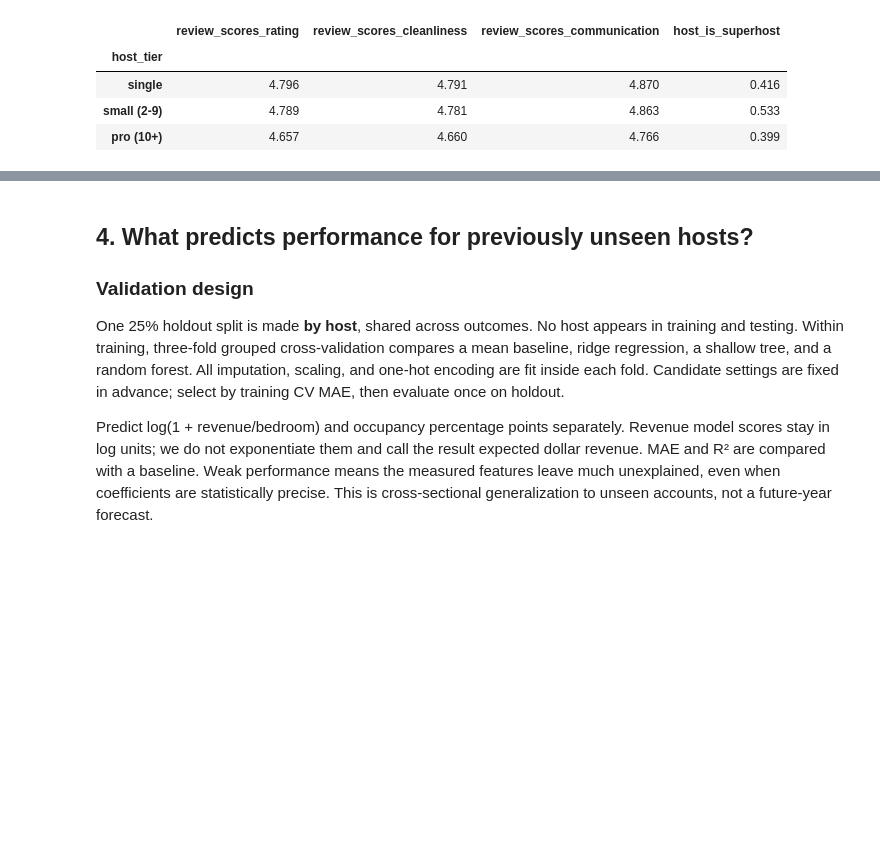
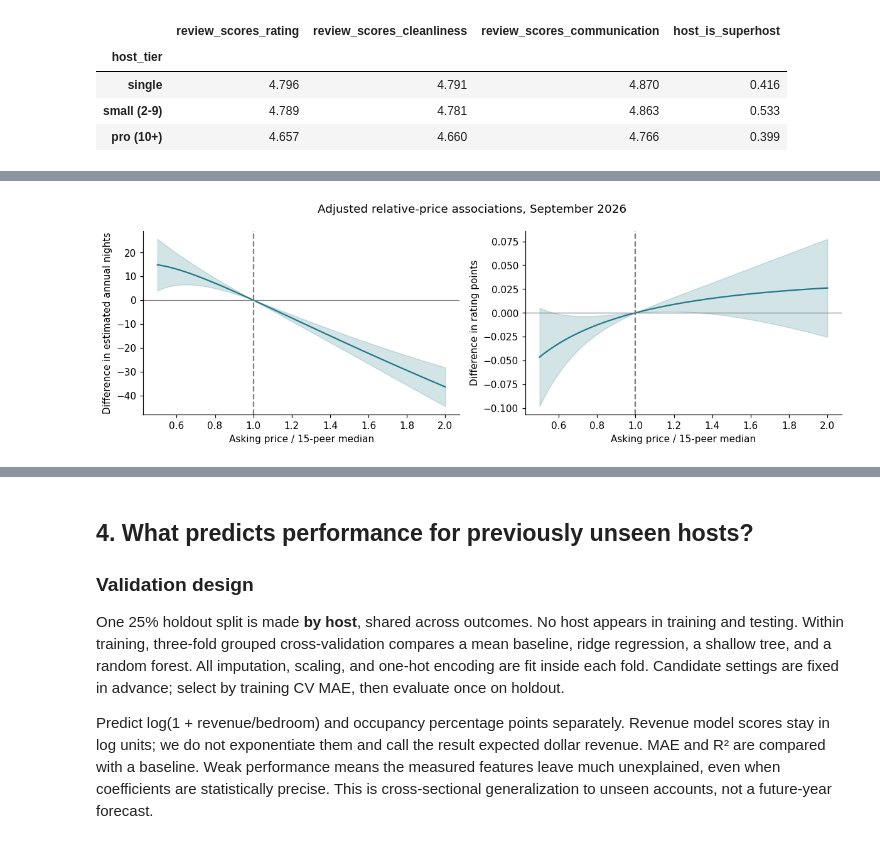
Before and after one commit to 415jason/DSBA_6211, a Jupyter notebook: notebooks/04_performance_drivers.ipynb, the cells around one changed output, grey strips where cells are left out. Cells and saved outputs as stored; diff of their text form; code cells hidden in the pictures; blank space fills up the shorter version.

```diff
--- a/notebooks/04_performance_drivers.ipynb
+++ b/notebooks/04_performance_drivers.ipynb
@@ -419,0 +507,12 @@ display(rated.groupby('host_tier',observed=True)[['review_scores_rating','review
+# %%
+profile_fields=['host_identity_verified','host_has_profile_pic']
+profile_data=model_data.dropna(subset=profile_fields).copy()
+profile_rows=[]
+for outcome in ['occupancy_pct','log_rpb']:
+    m=clustered(outcome+' ~ '+rhs['With amenities']+' + '+' + '.join(profile_fields),profile_data)
+    for term in profile_fields:
+        lo,hi=m.conf_int().loc[term]
+        profile_rows.append(dict(outcome=outcome,feature=term,estimate=m.params[term],low=lo,high=hi,p=m.pvalues[term],n=int(m.nobs)))
+profile_results=pd.DataFrame(profile_rows)
+display(profile_data[profile_fields].agg(['count','mean','min','max']))
+display(profile_results)
@@ -419,0 +537,68 @@ display(rated.groupby('host_tier',observed=True)[['review_scores_rating','review
+# %%
+from sklearn.neighbors import NearestNeighbors
+MATCH_NUM=[c for c in NUM if c!='bedrooms']
+def price_peers(frame):
+    z=features(frame).reset_index(drop=True)
+    z['peer_price']=np.nan; z['neighbor_distance']=np.nan
+    valid=z[MATCH_NUM].notna().all(axis=1) & z.price.gt(0)
+    scaled=pd.DataFrame(StandardScaler().fit_transform(z.loc[valid,MATCH_NUM]),index=z.index[valid],columns=MATCH_NUM)
+    for _,g in z.loc[valid].groupby(['city','room_type','bedrooms'],observed=True):
+        if len(g)<16: continue
+        # Enough candidates to remove every same-host listing and still retain 15 peers.
+        k=min(len(g),int(g.host_id.value_counts().max())+15)
+        dist,idx=NearestNeighbors(n_neighbors=k).fit(scaled.loc[g.index]).kneighbors(scaled.loc[g.index])
+        hosts=g.host_id.to_numpy(); prices=g.price.to_numpy()
+        for j,row_id in enumerate(g.index):
+            eligible=hosts[idx[j]]!=hosts[j]
+            peer_idx=idx[j][eligible][:15]
+            if len(peer_idx)==15:
+                z.loc[row_id,'peer_price']=np.median(prices[peer_idx])
+                z.loc[row_id,'neighbor_distance']=dist[j][eligible][:15].mean()
+    z['relative_price']=z.price/z.peer_price
+    z['log_relative']=np.log(z.relative_price)
+    z['booked_nights']=z.estimated_occupancy_l365d
+    return z
+price_samples={}; price_coverage=[]
+for date in [pd.Timestamp('2026-03-30'),JUN,SEP]:
+    base=listings[listings.snapshot_date.eq(date)&listings.analysis_ready.eq(1)].copy()
+    peers=price_peers(base); price_samples[str(date.date())]=peers
+    eligible=peers.minimum_nights.between(1,3)&peers.relative_price.between(.5,2)
+    price_coverage.append(dict(snapshot=str(date.date()),standard_n=len(base),matched_n=int(peers.peer_price.notna().sum()),analysis_n=int(eligible.sum()),median_neighbor_distance=peers.neighbor_distance.median()))
+price_coverage=pd.DataFrame(price_coverage);display(price_coverage)
+price_controls=rhs['With amenities']+' + C(minimum_nights)'
+price_models={}; price_rows=[]
+for date,peers in price_samples.items():
+    samples={'0.5–2.0':peers[peers.minimum_nights.between(1,3)&peers.relative_price.between(.5,2)].copy()}
+    if date=='2026-09-22':
+        samples['0.67–1.5']=peers[peers.minimum_nights.between(1,3)&peers.relative_price.between(.67,1.5)].copy()
+        samples['Below cap']=samples['0.5–2.0'][samples['0.5–2.0'].occupancy_capped.eq(0)].copy()
+    for sample,z in samples.items():
+        for outcome in ['booked_nights','review_scores_rating']:
+            zz=z.dropna(subset=[outcome]+NUM+CAT).copy()
+            m=clustered(outcome+' ~ log_relative + I(log_relative ** 2) + '+price_controls,zz)
+            price_models[date,sample,outcome]=m
+            for term in ['log_relative','I(log_relative ** 2)']:
+                lo,hi=m.conf_int().loc[term]
+                price_rows.append(dict(snapshot=date,sample=sample,outcome=outcome,term=term,estimate=m.params[term],low=lo,high=hi,p=m.pvalues[term],n=int(m.nobs)))
+price_results=pd.DataFrame(price_rows);display(price_results)
+# Contrast 20% above the peer median against the median, with joint covariance.
+price_contrasts=[]
+for key,m in price_models.items():
+    v=np.zeros(len(m.params));v[m.params.index.get_loc('log_relative')]=np.log(1.2);v[m.params.index.get_loc('I(log_relative ** 2)')]=np.log(1.2)**2
+    test=m.t_test(v);lo,hi=np.asarray(test.conf_int()).ravel()
+    price_contrasts.append(dict(snapshot=key[0],sample=key[1],outcome=key[2],premium20_difference=float(np.asarray(test.effect).item()),low=lo,high=hi))
+price_contrasts=pd.DataFrame(price_contrasts);display(price_contrasts)
+sep_price=price_samples['2026-09-22']
+sep_price=sep_price[sep_price.minimum_nights.between(1,3)&sep_price.relative_price.between(.5,2)].copy()
+sep_price['price_band']=pd.cut(sep_price.relative_price,[.4999,.8,1,1.2,2],labels=['50–80%','80–100%','100–120%','120–200%'])
+price_bands=sep_price.groupby('price_band',observed=True).agg(listings=('id','size'),mean_nights=('booked_nights','mean'),mean_rating=('review_scores_rating','mean'),rated_n=('review_scores_rating','count'))
+display(price_bands)
+fig,axes=plt.subplots(1,2,figsize=(11,3.7))
+ratios=np.linspace(.5,2,120);v=np.column_stack([np.log(ratios),np.log(ratios)**2])
+for ax,outcome,label in zip(axes,['booked_nights','review_scores_rating'],['Difference in estimated annual nights','Difference in rating points']):
+    m=price_models['2026-09-22','0.5–2.0',outcome];terms=['log_relative','I(log_relative ** 2)']
+    effect=v@m.params[terms].to_numpy();se=np.sqrt(np.einsum('ij,jk,ik->i',v,m.cov_params().loc[terms,terms].to_numpy(),v))
+    ax.plot(ratios,effect,color='#237A8A');ax.fill_between(ratios,effect-1.96*se,effect+1.96*se,alpha=.2,color='#237A8A')
+    ax.axhline(0,color='gray',lw=.8);ax.axvline(1,color='gray',ls='--');ax.set(xlabel='Asking price / 15-peer median',ylabel=label)
+fig.suptitle('Adjusted relative-price associations, September 2026');plt.tight_layout();plt.show()
+# %% [output]
@@ -419,0 +643 @@ display(rated.groupby('host_tier',observed=True)[['review_scores_rating','review
+[figure, added]
```
Also changed, not shown: parts of 14 cells of this notebook.
